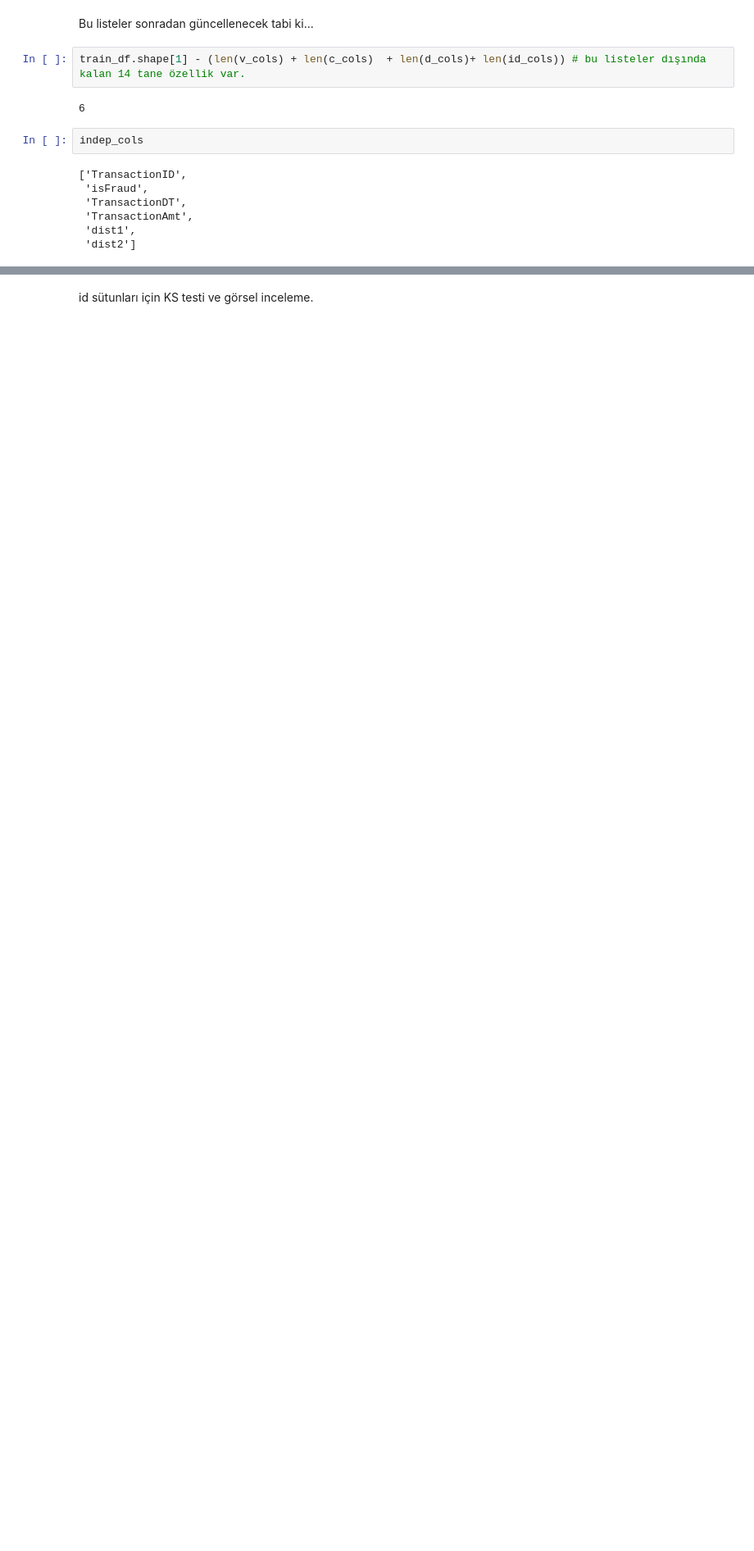
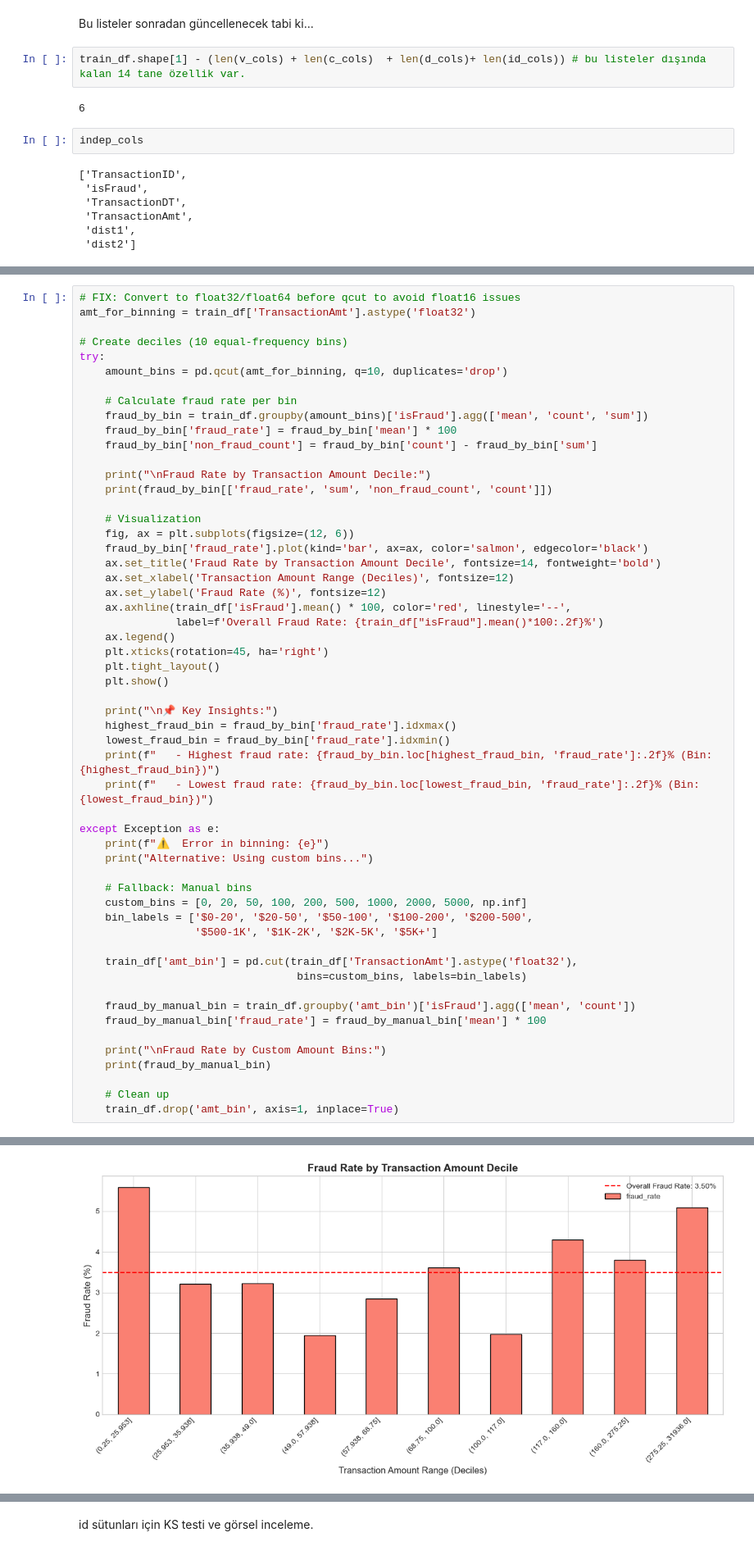
Before and after one commit to serhetgokdemir/mtm4651-assignment, a Jupyter notebook: notebooks/03_numeric_analysis.ipynb, the cells around one changed output, grey strips where cells are left out. Shown at 82% size. Saved outputs shown, nothing was run; the diff lists cells and outputs as text; blank space fills up the shorter version.

```diff
--- a/notebooks/03_numeric_analysis.ipynb
+++ b/notebooks/03_numeric_analysis.ipynb
@@ -119,0 +199,56 @@ indep_cols
+# %%
+# FIX: Convert to float32/float64 before qcut to avoid float16 issues
+amt_for_binning = train_df['TransactionAmt'].astype('float32')
+
+# Create deciles (10 equal-frequency bins)
+try:
+    amount_bins = pd.qcut(amt_for_binning, q=10, duplicates='drop')
+
+    # Calculate fraud rate per bin
+    fraud_by_bin = train_df.groupby(amount_bins)['isFraud'].agg(['mean', 'count', 'sum'])
+    fraud_by_bin['fraud_rate'] = fraud_by_bin['mean'] * 100
+    fraud_by_bin['non_fraud_count'] = fraud_by_bin['count'] - fraud_by_bin['sum']
+
+    print("\nFraud Rate by Transaction Amount Decile:")
+    print(fraud_by_bin[['fraud_rate', 'sum', 'non_fraud_count', 'count']])
+
+    # Visualization
+    fig, ax = plt.subplots(figsize=(12, 6))
+    fraud_by_bin['fraud_rate'].plot(kind='bar', ax=ax, color='salmon', edgecolor='black')
+    ax.set_title('Fraud Rate by Transaction Amount Decile', fontsize=14, fontweight='bold')
+    ax.set_xlabel('Transaction Amount Range (Deciles)', fontsize=12)
+    ax.set_ylabel('Fraud Rate (%)', fontsize=12)
+    ax.axhline(train_df['isFraud'].mean() * 100, color='red', linestyle='--',
+               label=f'Overall Fraud Rate: {train_df["isFraud"].mean()*100:.2f}%')
+    ax.legend()
+    plt.xticks(rotation=45, ha='right')
+    plt.tight_layout()
+    plt.show()
+
+    print("\n📌 Key Insights:")
+    highest_fraud_bin = fraud_by_bin['fraud_rate'].idxmax()
+    lowest_fraud_bin = fraud_by_bin['fraud_rate'].idxmin()
+    print(f"   - Highest fraud rate: {fraud_by_bin.loc[highest_fraud_bin, 'fraud_rate']:.2f}% (Bin: {highest_fraud_bin})")
+    print(f"   - Lowest fraud rate: {fraud_by_bin.loc[lowest_fraud_bin, 'fraud_rate']:.2f}% (Bin: {lowest_fraud_bin})")
+
+except Exception as e:
+    print(f"⚠️  Error in binning: {e}")
+    print("Alternative: Using custom bins...")
+
+    # Fallback: Manual bins
+    custom_bins = [0, 20, 50, 100, 200, 500, 1000, 2000, 5000, np.inf]
+    bin_labels = ['$0-20', '$20-50', '$50-100', '$100-200', '$200-500',
+                  '$500-1K', '$1K-2K', '$2K-5K', '$5K+']
+
+    train_df['amt_bin'] = pd.cut(train_df['TransactionAmt'].astype('float32'),
+                                  bins=custom_bins, labels=bin_labels)
+
+    fraud_by_manual_bin = train_df.groupby('amt_bin')['isFraud'].agg(['mean', 'count'])
+    fraud_by_manual_bin['fraud_rate'] = fraud_by_manual_bin['mean'] * 100
+
+    print("\nFraud Rate by Custom Amount Bins:")
+    print(fraud_by_manual_bin)
+
+    # Clean up
+    train_df.drop('amt_bin', axis=1, inplace=True)
+# %% [output]
@@ -119,0 +268 @@ indep_cols
+[figure, added]
```
Also changed, not shown: parts of 12 cells of this notebook, 2 other files.
